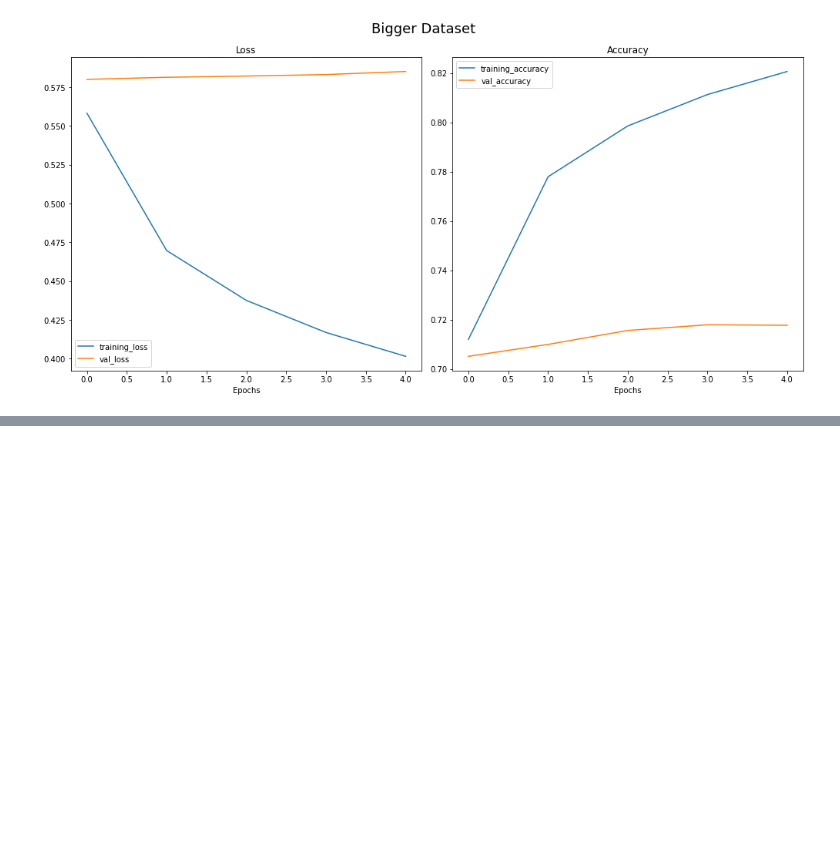
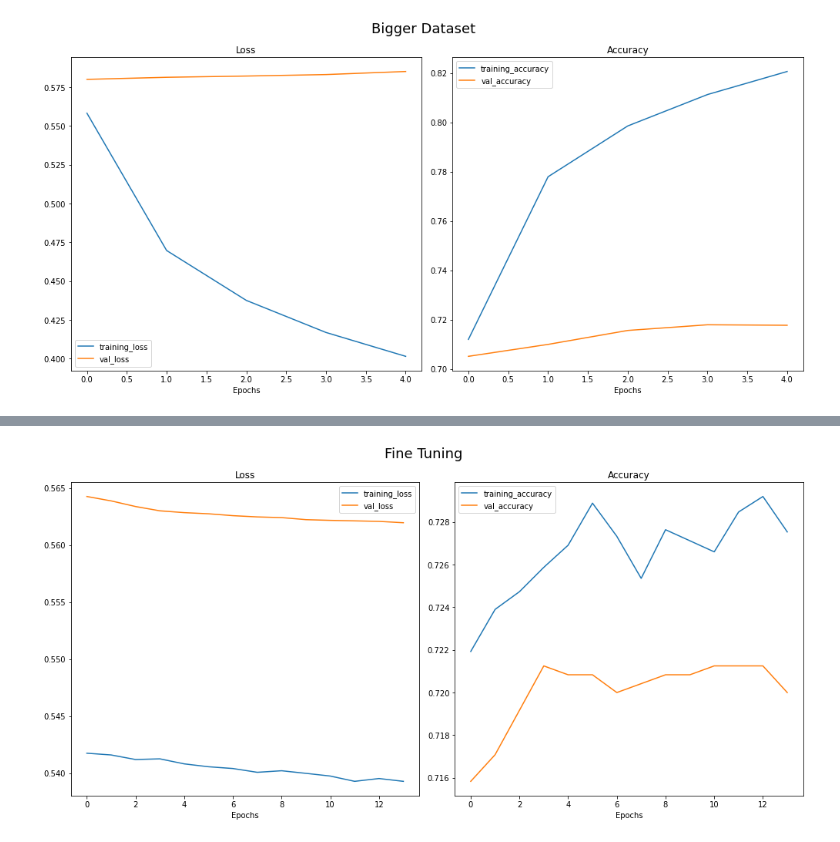
Before and after one commit to jugeekuz/Violence-Detection-Thesis, a Jupyter notebook: violence_detection_CNN_002.ipynb, the cells around one changed output, grey strips where cells are left out. Saved outputs shown, nothing was run; the diff lists cells and outputs as text; code cells hidden in the pictures; blank space fills up the shorter version.

```diff
--- a/violence_detection_CNN_002.ipynb
+++ b/violence_detection_CNN_002.ipynb
@@ -267,0 +377,4 @@ ut.Visualize.plot_loss_curves([history_6],["Bigger Dataset"])
+# %%
+model_8.compile(loss='sparse_categorical_crossentropy', optimizer= optimizers.SGD(lr = 0.1*LR),metrics=['accuracy'])
+for layer in model_8.layers:
+  print(layer.name, layer.trainable)
@@ -267,0 +399,2 @@ ut.Visualize.plot_loss_curves([history_6],["Bigger Dataset"])
+# %%
+history_8_3 = model_8.fit(train_data_299,epochs=20,callbacks=callbacks,validation_data=test_data_299,verbose=1)
@@ -267,0 +419,4 @@ ut.Visualize.plot_loss_curves([history_6],["Bigger Dataset"])
+# %%
+ut.Visualize.plot_loss_curves([history_8_3],["Fine Tuning"])
+# %% [output]
+[figure, added]
```
Also changed, not shown: parts of 29 cells of this notebook, 2 other files.
